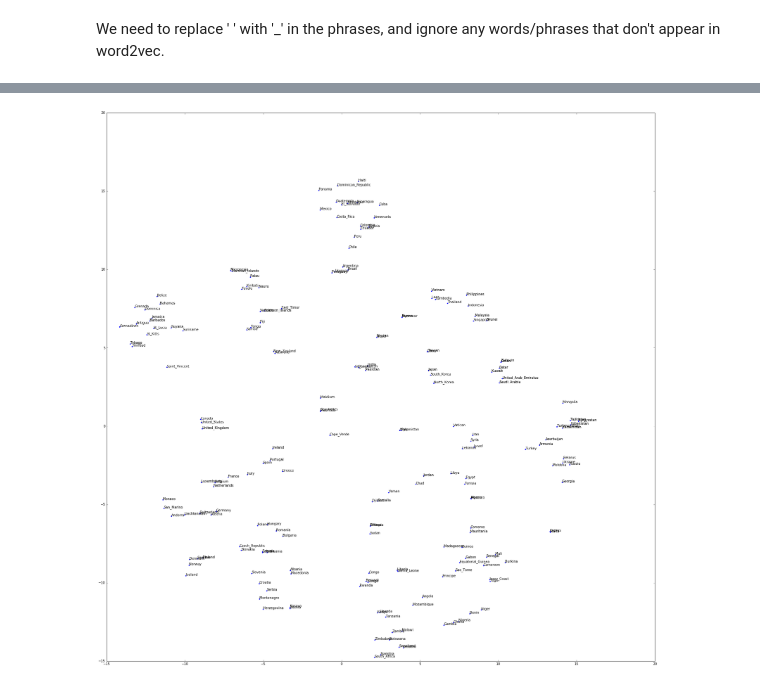
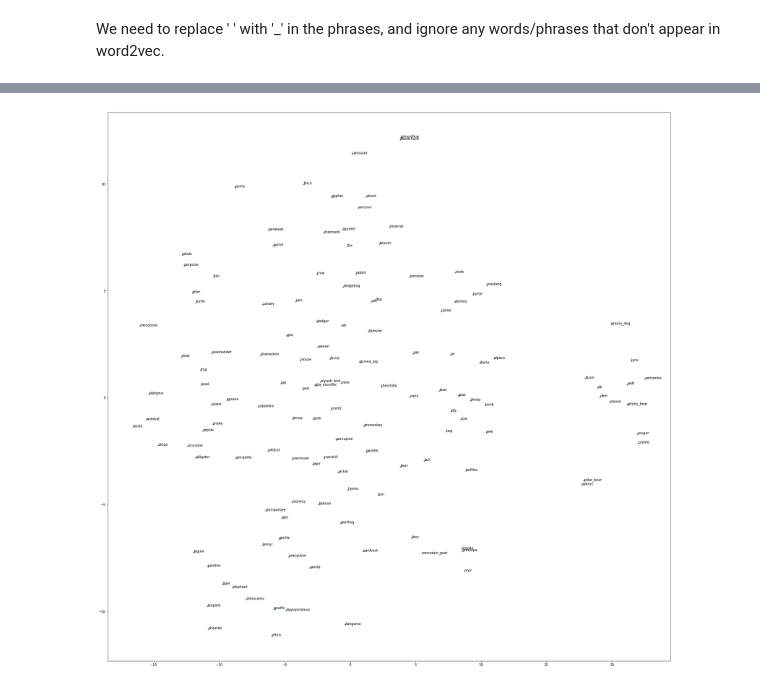
Before and after one commit to kylemcdonald/ml-examples, a Jupyter notebook: workshop/word2vec/word2vec.ipynb, the cells around one changed output, grey strips where cells are left out. Cells and saved outputs as stored; diff of their text form; code cells hidden in the pictures.

Commit message:
word2vec fixes, one missing import from intro

```diff
--- a/workshop/word2vec/word2vec.ipynb
+++ b/workshop/word2vec/word2vec.ipynb
@@ -289,8 +283,8 @@ Wall time: 1.01 s
 # %%
 plt.figure(figsize=(30,30))
-plt.plot(countries_tsne[:,0], countries_tsne[:,1], '.')
-for pt, name in zip(countries_tsne, countries):
+plt.plot(words_tsne[:,0], words_tsne[:,1], '.')
+for pt, name in zip(words_tsne, words):
     plt.annotate(name, pt)
 plt.show()
 # %% [output]
-[figure, old version]
+[figure, new version]
```
Also changed, not shown: parts of 21 cells of this notebook, 2 other files.
